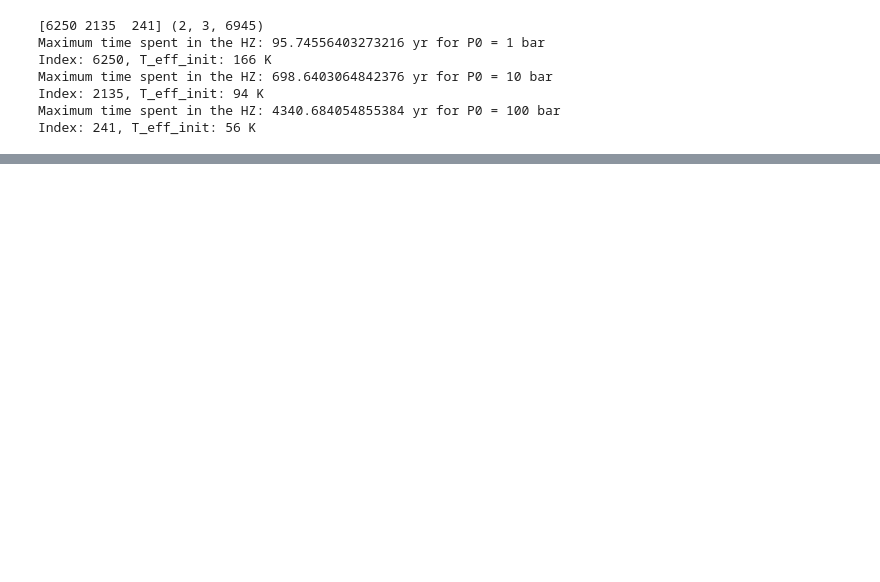
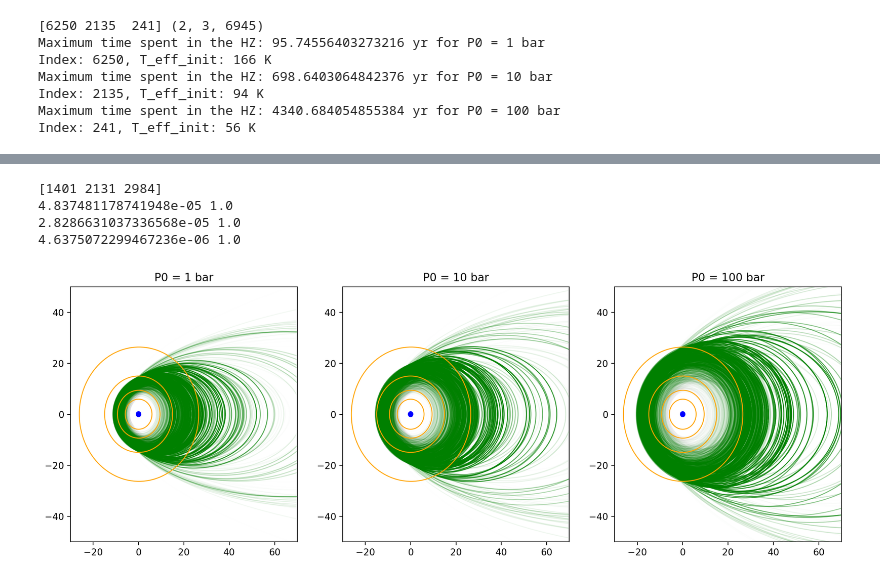
Before and after one commit to DavidDahlbudding/chelio, a Jupyter notebook: analyze/2_CompareTsurf+TimeInHZ.ipynb, the cells around one changed output, grey strips where cells are left out. Cells and saved outputs as stored; diff of their text form; code cells hidden in the pictures; blank space fills up the shorter version.

```diff
--- a/analyze/2_CompareTsurf+TimeInHZ.ipynb
+++ b/analyze/2_CompareTsurf+TimeInHZ.ipynb
@@ -433,0 +449,57 @@ Text(0, 0.5, 'Eccentricity')
+# %%
+# plot actual orbits
+
+fig, ax = plt.subplots(1,3, figsize=(15,5))
+
+habitable_mask = time_habitable[i_loop, :, :] > 0
+print(np.sum(habitable_mask, axis=-1))
+
+i_time = 0
+n_samples = 1000
+
+for i_p, P in enumerate(P0s[::1]):
+    habitable_mask_iP = habitable_mask[i_p,:]
+
+    a_habitable = T_eff[habitable_mask_iP,i_time,3]
+    e_habitable = T_eff[habitable_mask_iP,i_time,4]
+
+    b_habitable = a_habitable * np.sqrt(1 - e_habitable**2)
+    c_habitable = a_habitable * e_habitable
+
+    t_habitable_norm = time_habitable[i_loop, i_p, habitable_mask_iP]
+    #t_habitable_norm = np.log10(t_habitable_norm)
+    #t_habitable_norm = (t_habitable_norm - t_habitable_norm.min())/(t_habitable_norm.max() - t_habitable_norm.min())
+    t_habitable_norm = t_habitable_norm/t_habitable_norm.max()
+    print(t_habitable_norm.min(), t_habitable_norm.max())
+
+
+    for i_sample in range(n_samples):
+        i_habitable = np.random.choice(len(a_habitable), size=1)[0]
+        a_habitable_sample = a_habitable[i_habitable]
+        e_habitable_sample = e_habitable[i_habitable]
+        b_habitable_sample = b_habitable[i_habitable]
+        c_habitable_sample = c_habitable[i_habitable]
+        ax[i_p].add_patch(Ellipse((c_habitable_sample/R_J,0), width=2*a_habitable_sample/R_J, height=2*b_habitable_sample/R_J, fill=False, color='green', alpha=t_habitable_norm[i_habitable]))
+
+    # add Jupiter and moons
+    ax[i_p].add_patch(Ellipse((0,0), width=2, height=2, fill=True, color='blue'))
+    for i_moon, (a_moon, e_moon) in enumerate(zip(a_moons, e_moons)):
+        b_moon = a_moon * np.sqrt(1 - e_moon**2)
+        c_moon = a_moon * e_moon
+        ax[i_p].add_patch(Ellipse((c_moon/R_J,0), width=2*a_moon/R_J, height=2*b_moon/R_J, fill=False, color='orange'))
+
+    max_a = 50
+    dx = 20
+    ax[i_p].set_xlim(-max_a+dx, max_a+dx)
+    ax[i_p].set_ylim(-max_a, max_a)
+
+    ax[i_p].set_title(f'P0 = {P*1e-6:.0f} bar')
+    #ax[i_p].set_xlabel('[R_J]')
+
+#ax[-1].legend()
+# %% [output]
+[1401 2131 2984]
+4.837481178741948e-05 1.0
+2.8286631037336568e-05 1.0
+4.6375072299467236e-06 1.0
+[figure, added]
```
Also changed, not shown: parts of 9 cells of this notebook, 12 other files.
